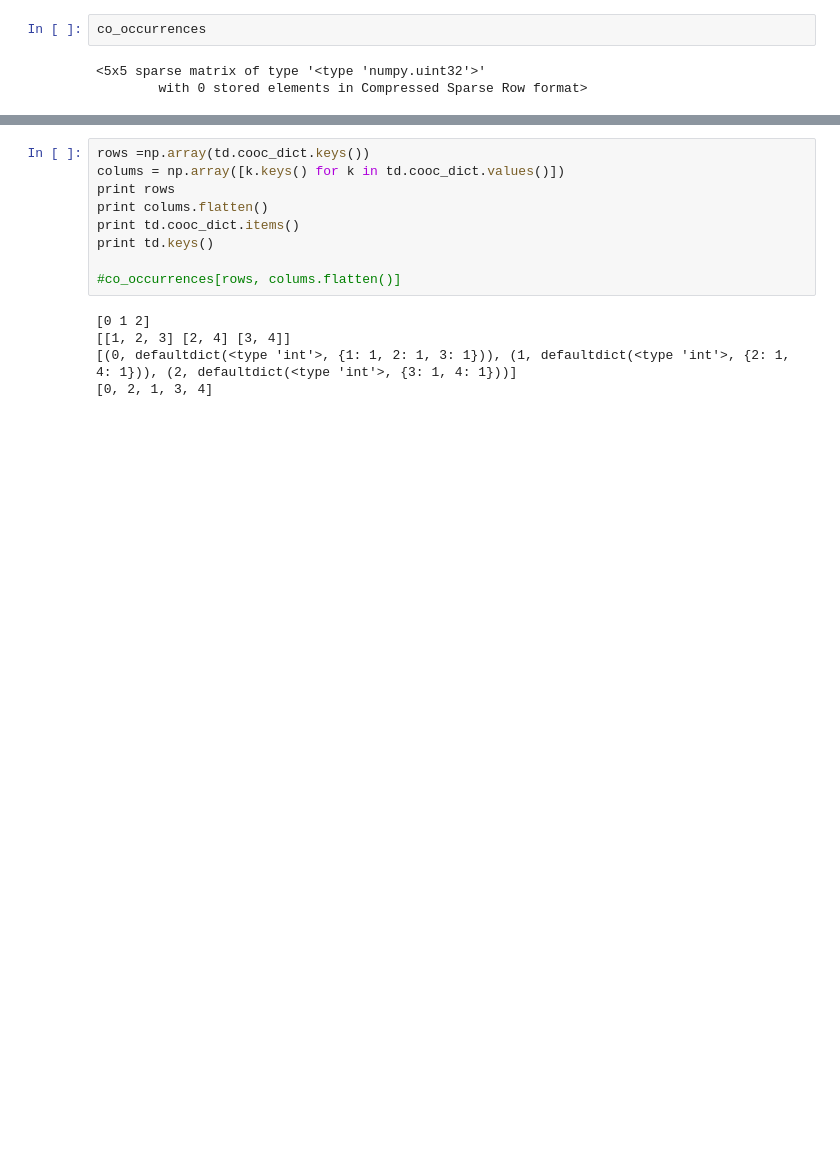
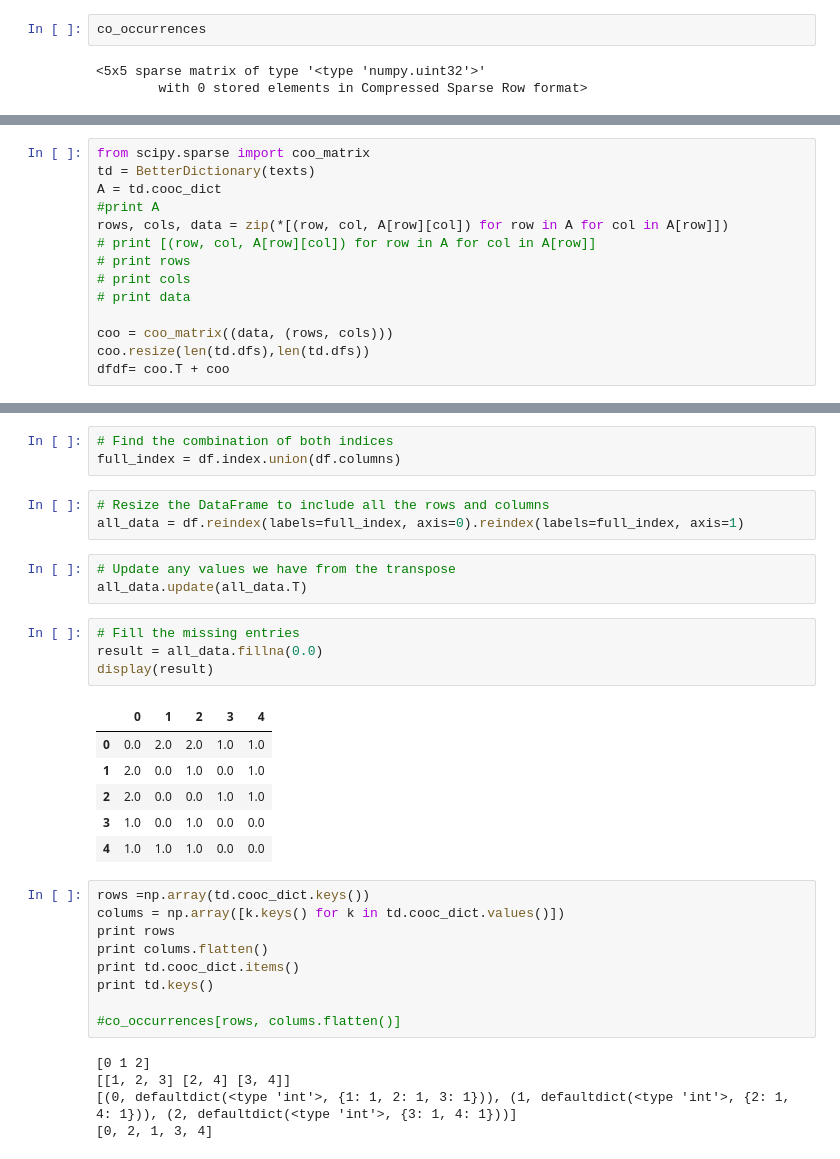
Before and after one commit to timpowellgit/topic_model, a Jupyter notebook: src/topic_models/coherence_pres.ipynb, the cells around one changed output, grey strips where cells are left out. Saved outputs shown, nothing was run; the diff lists cells and outputs as text; blank space fills up the shorter version.

Commit message:
got cooccurence matrix going

```diff
--- a/src/topic_models/coherence_pres.ipynb
+++ b/src/topic_models/coherence_pres.ipynb
@@ -398,0 +394,14 @@ df
+# %%
+from scipy.sparse import coo_matrix
+td = BetterDictionary(texts)
+A = td.cooc_dict
+#print A
+rows, cols, data = zip(*[(row, col, A[row][col]) for row in A for col in A[row]])
+# print [(row, col, A[row][col]) for row in A for col in A[row]]
+# print rows
+# print cols
+# print data
+
+coo = coo_matrix((data, (rows, cols)))
+coo.resize(len(td.dfs),len(td.dfs))
+dfdf= coo.T + coo
@@ -399,3 +454,23 @@ df
+# %%
+# Find the combination of both indices
+full_index = df.index.union(df.columns)
+# %%
+# Resize the DataFrame to include all the rows and columns
+all_data = df.reindex(labels=full_index, axis=0).reindex(labels=full_index, axis=1)
+# %%
+# Update any values we have from the transpose
+all_data.update(all_data.T)
+# %%
+# Fill the missing entries
+result = all_data.fillna(0.0)
+display(result)
+# %% [output]
+|  | 0 | 1 | 2 | 3 | 4 |
+| 0 | 0.0 | 2.0 | 2.0 | 1.0 | 1.0 |
+| 1 | 2.0 | 0.0 | 1.0 | 0.0 | 1.0 |
+| 2 | 2.0 | 0.0 | 0.0 | 1.0 | 1.0 |
+| 3 | 1.0 | 0.0 | 1.0 | 0.0 | 0.0 |
+| 4 | 1.0 | 1.0 | 1.0 | 0.0 | 0.0 |
 # %%
 rows =np.array(td.cooc_dict.keys())
 colums = np.array([k.keys() for k in td.cooc_dict.values()])
```
Also changed, not shown: parts of 5 cells of this notebook, 1 other file.
